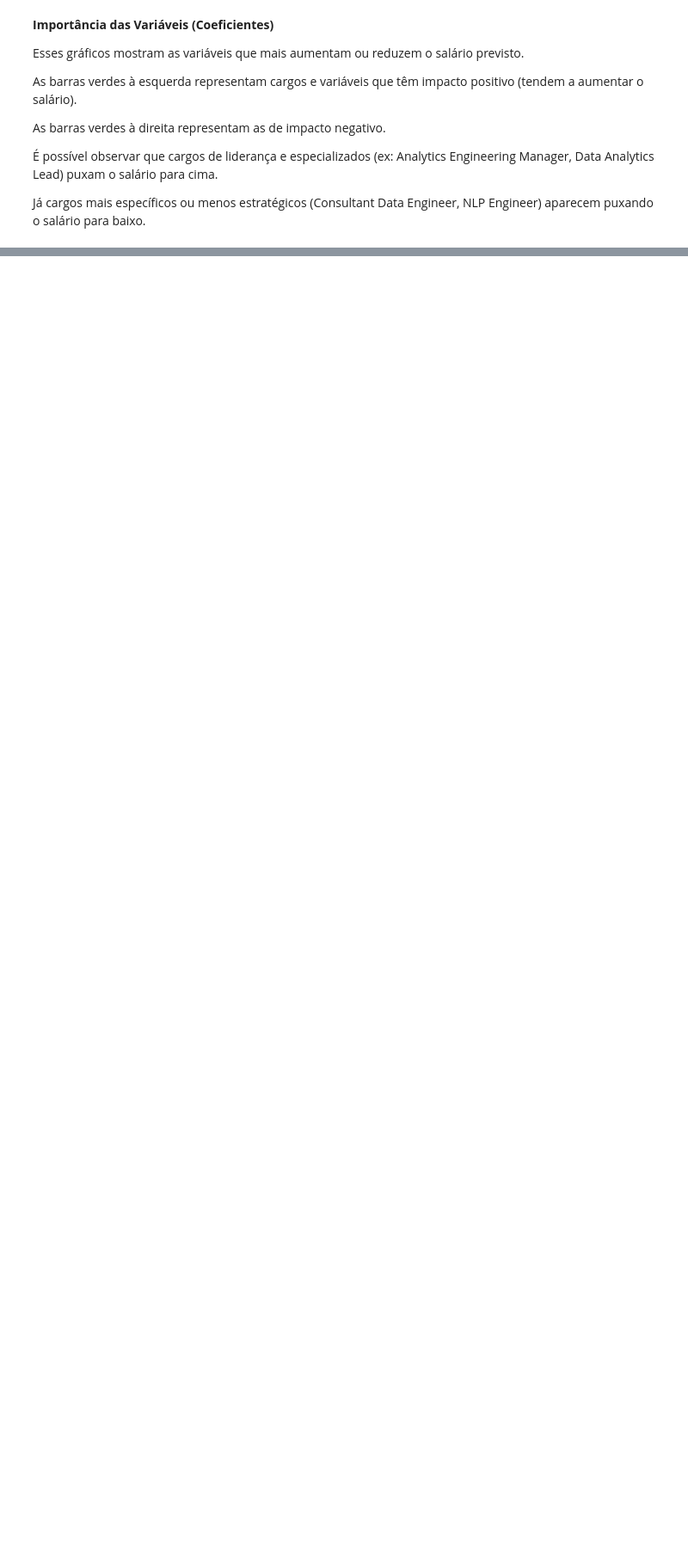
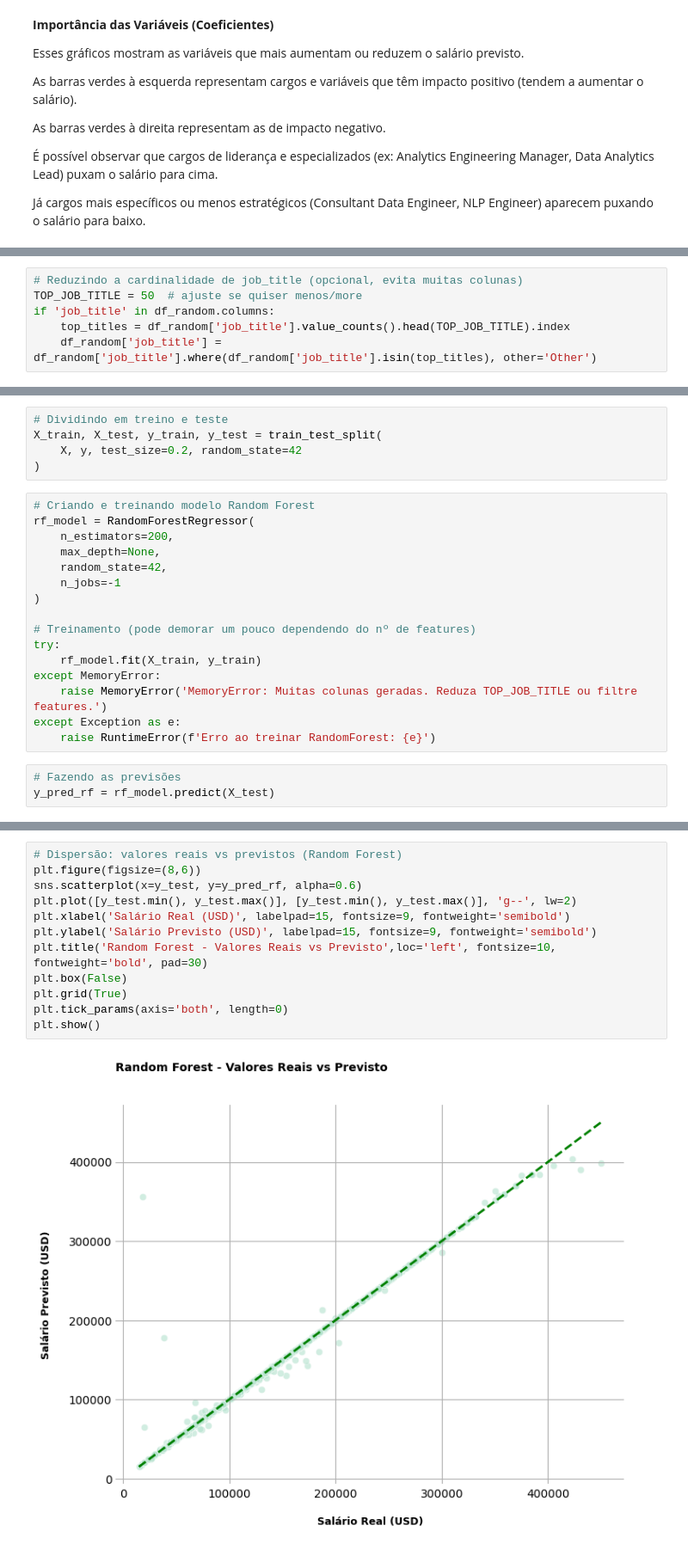
Before and after one commit to ricardo-paganini/data-salaries-analysis, a Jupyter notebook: data-salaries-analysis.ipynb, the cells around one changed output, grey strips where cells are left out. Shown: that part at 86% size. Cells and saved outputs as stored; diff of their text form; blank space fills up the shorter version.

```diff
--- a/data-salaries-analysis.ipynb
+++ b/data-salaries-analysis.ipynb
@@ -814,0 +837,6 @@ Já cargos mais específicos ou menos estratégicos (Consultant Data Engineer, N
+# %%
+# Reduzindo a cardinalidade de job_title (opcional, evita muitas colunas)
+TOP_JOB_TITLE = 50  # ajuste se quiser menos/more
+if 'job_title' in df_random.columns:
+    top_titles = df_random['job_title'].value_counts().head(TOP_JOB_TITLE).index
+    df_random['job_title'] = df_random['job_title'].where(df_random['job_title'].isin(top_titles), other='Other')
@@ -814,0 +882,24 @@ Já cargos mais específicos ou menos estratégicos (Consultant Data Engineer, N
+# %%
+# Dividindo em treino e teste
+X_train, X_test, y_train, y_test = train_test_split(
+    X, y, test_size=0.2, random_state=42
+)
+# %%
+# Criando e treinando modelo Random Forest
+rf_model = RandomForestRegressor(
+    n_estimators=200,
+    max_depth=None,
+    random_state=42,
+    n_jobs=-1
+)
+
+# Treinamento (pode demorar um pouco dependendo do nº de features)
+try:
+    rf_model.fit(X_train, y_train)
+except MemoryError:
+    raise MemoryError('MemoryError: Muitas colunas geradas. Reduza TOP_JOB_TITLE ou filtre features.')
+except Exception as e:
+    raise RuntimeError(f'Erro ao treinar RandomForest: {e}')
+# %%
+# Fazendo as previsões
+y_pred_rf = rf_model.predict(X_test)
@@ -814,0 +937,14 @@ Já cargos mais específicos ou menos estratégicos (Consultant Data Engineer, N
+# %%
+# Dispersão: valores reais vs previstos (Random Forest)
+plt.figure(figsize=(8,6))
+sns.scatterplot(x=y_test, y=y_pred_rf, alpha=0.6)
+plt.plot([y_test.min(), y_test.max()], [y_test.min(), y_test.max()], 'g--', lw=2)
+plt.xlabel('Salário Real (USD)', labelpad=15, fontsize=9, fontweight='semibold')
+plt.ylabel('Salário Previsto (USD)', labelpad=15, fontsize=9, fontweight='semibold')
+plt.title('Random Forest - Valores Reais vs Previsto',loc='left', fontsize=10, fontweight='bold', pad=30)
+plt.box(False)
+plt.grid(True)
+plt.tick_params(axis='both', length=0)
+plt.show()
+# %% [output]
+[figure, added]
```
Also changed, not shown: parts of 47 cells of this notebook.
